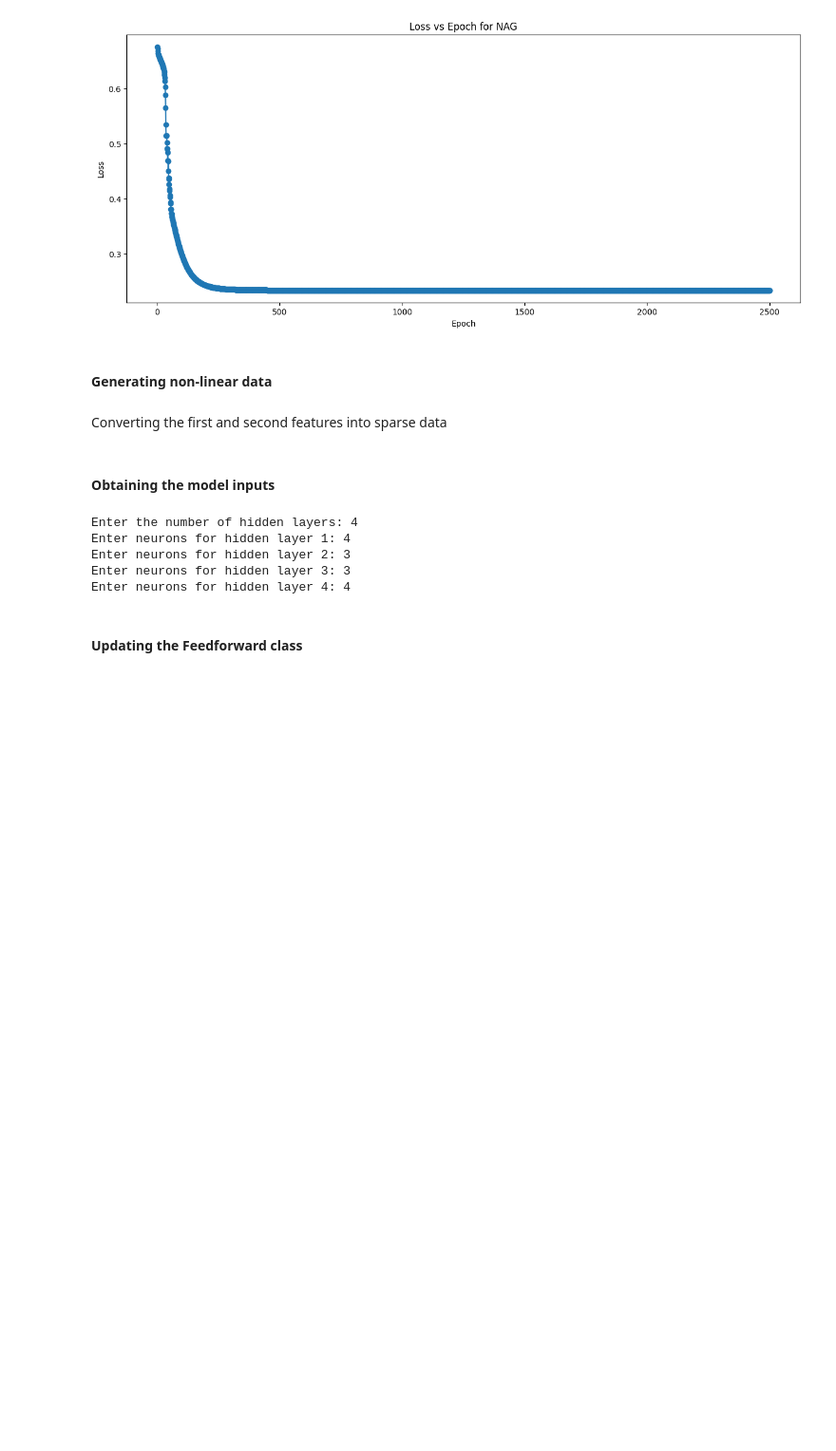
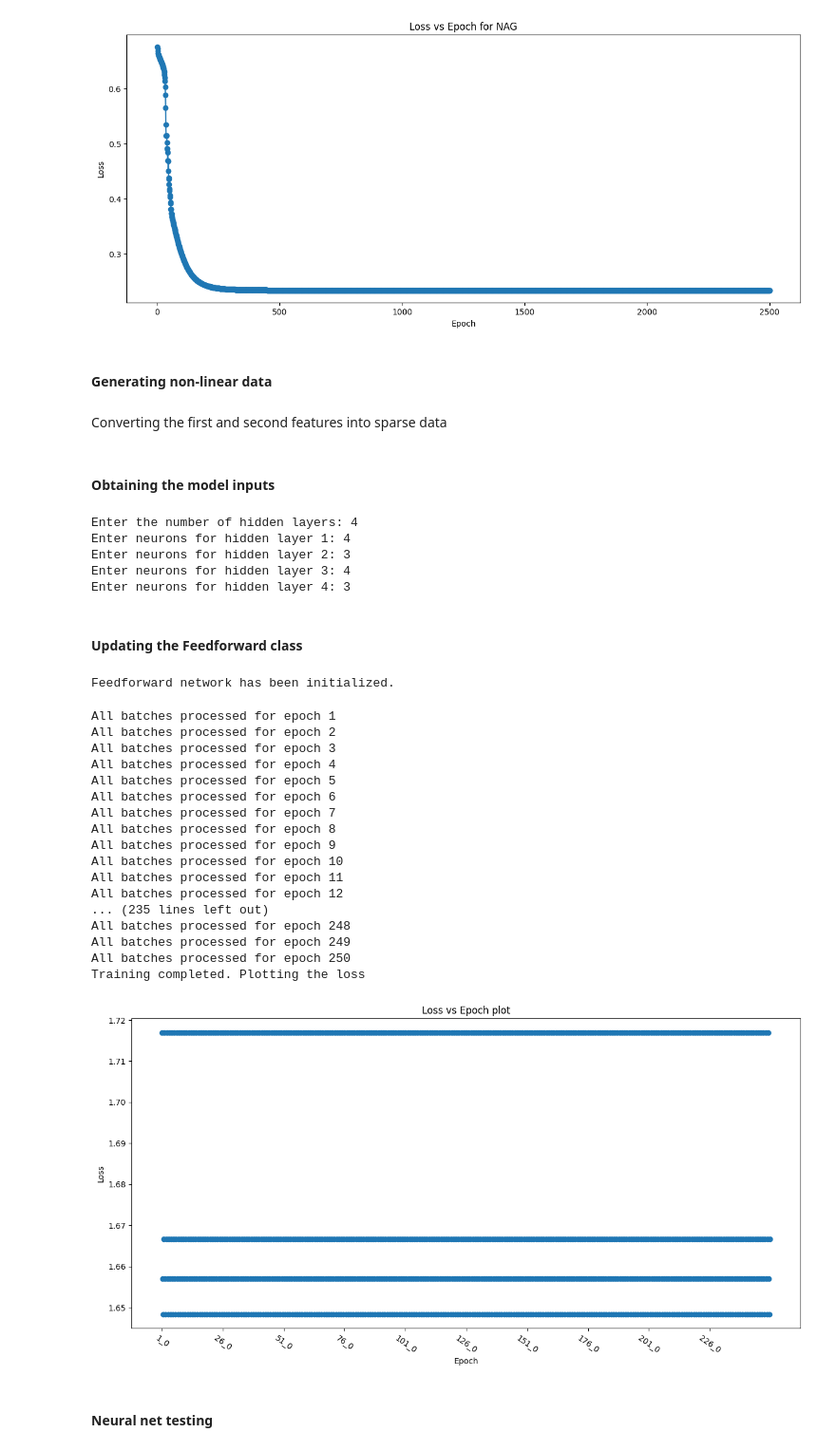
Before and after one commit to Abhijith-Nagarajan/PadhAI_Implementations, a Jupyter notebook: Optimizers_Implementation.ipynb, the cells around one changed output. Shown at 95% size. Drawn from its saved outputs; the diff is of its cells as text; code cells hidden in the pictures; blank space fills up the shorter version.

Commit message:
Implemented Momentum based GD model - 06/07/2023

```diff
--- a/Optimizers_Implementation.ipynb
+++ b/Optimizers_Implementation.ipynb
@@ -196,7 +196,7 @@ Converting the first and second features into sparse data
 target_classes = 5
 # %%
 # For non-linear data
-X,Y = datasets.make_blobs(n_samples=100000,n_features=10,centers=target_classes)
+X,Y = datasets.make_blobs(n_samples=80000,n_features=10,centers=target_classes)
 # %%
 X[:90000,0] = 0
 X[90001:,0] = 1
@@ -220,12 +220,13 @@ Y_valid_encoded = oh_encoder.fit_transform(np.expand_dims(Y_valid,axis=1)).toarr
 # %%
 layers = int(input('Enter the number of hidden layers: '))
 neurons_per_layer = [input(f'Enter neurons for hidden layer {i+1}: ') for i in range(layers)]
+neurons_per_layer = list(map(int,neurons_per_layer))
 # %% [output]
 Enter the number of hidden layers: 4
 Enter neurons for hidden layer 1: 4
 Enter neurons for hidden layer 2: 3
-Enter neurons for hidden layer 3: 3
-Enter neurons for hidden layer 4: 4
+Enter neurons for hidden layer 3: 4
+Enter neurons for hidden layer 4: 3
 # %% [markdown]
 #### Updating the Feedforward class
 # %%
@@ -414,0 +516,27 @@ class FeedforwardNetwork:
+# %%
+ffmodel = FeedforwardNetwork(X_train,target_classes,'cross-entropy',layers,neurons_per_layer,'Momentum','relu')
+# %% [output]
+Feedforward network has been initialized.
+# %%
+ffmodel.fit(X_train,Y_train_encoded,0.05,250)
+# %% [output]
+All batches processed for epoch 1
+All batches processed for epoch 2
+All batches processed for epoch 3
+All batches processed for epoch 4
+All batches processed for epoch 5
+All batches processed for epoch 6
+All batches processed for epoch 7
+All batches processed for epoch 8
+All batches processed for epoch 9
+All batches processed for epoch 10
+All batches processed for epoch 11
+All batches processed for epoch 12
+... (235 lines left out)
+All batches processed for epoch 248
+All batches processed for epoch 249
+All batches processed for epoch 250
+Training completed. Plotting the loss
+[figure, added]
+# %% [markdown]
+#### Neural net testing
```
Also changed, not shown: parts of 7 cells of this notebook.
